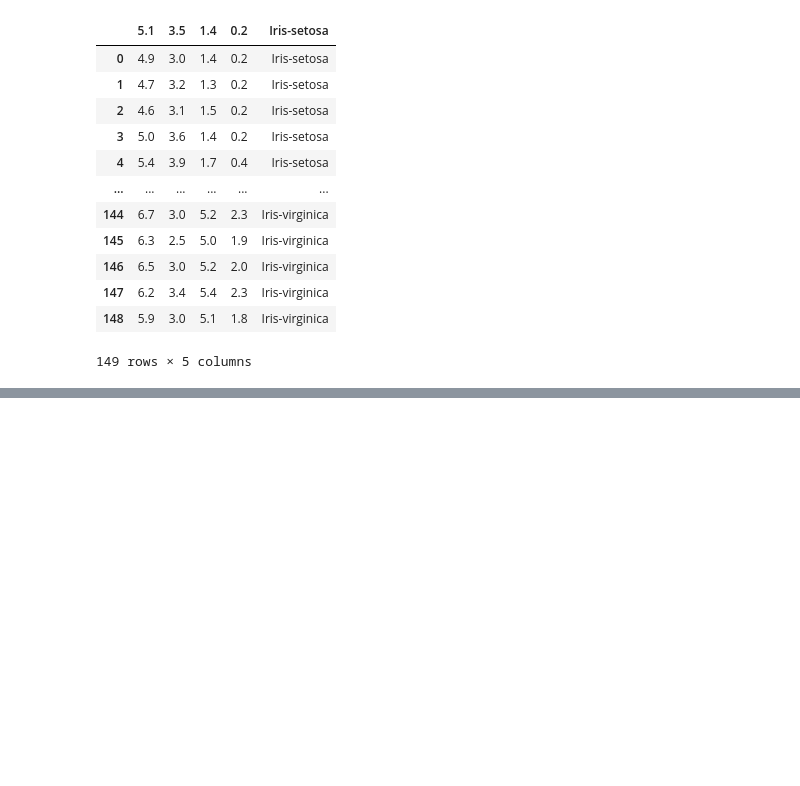
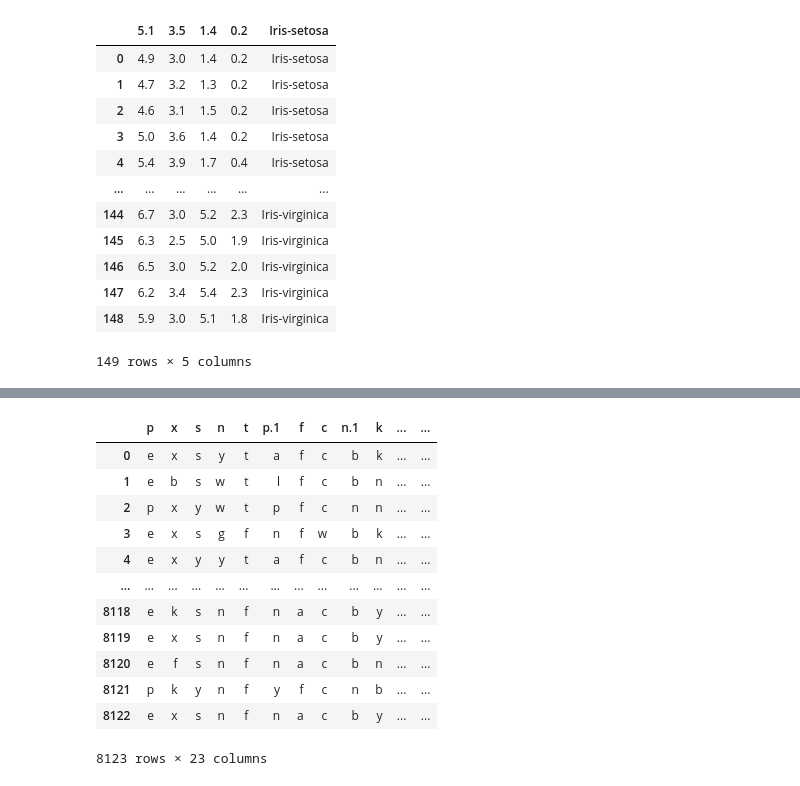
Before and after one commit to Sp1r14ual/nstu-python-practice, a Jupyter notebook: Lab 3/Lab 3.ipynb, the cells around one changed output, grey strips where cells are left out. Saved outputs shown, nothing was run; the diff lists cells and outputs as text; code cells hidden in the pictures; blank space fills up the shorter version.

```diff
--- a/Lab 3/Lab 3.ipynb
+++ b/Lab 3/Lab 3.ipynb
@@ -42,0 +122,18 @@ df2
+# %%
+df = pd.read_csv('./Mushroom/agaricus-lepiota.data')
+# %%
+df
+# %% [output]
+|  | p | x | s | n | t | p.1 | f | c | n.1 | k | ... | ... |
+| 0 | e | x | s | y | t | a | f | c | b | k | ... | ... |
+| 1 | e | b | s | w | t | l | f | c | b | n | ... | ... |
+| 2 | p | x | y | w | t | p | f | c | n | n | ... | ... |
+| 3 | e | x | s | g | f | n | f | w | b | k | ... | ... |
+| 4 | e | x | y | y | t | a | f | c | b | n | ... | ... |
+| ... | ... | ... | ... | ... | ... | ... | ... | ... | ... | ... | ... | ... |
+| 8118 | e | k | s | n | f | n | a | c | b | y | ... | ... |
+| 8119 | e | x | s | n | f | n | a | c | b | y | ... | ... |
+| 8120 | e | f | s | n | f | n | a | c | b | n | ... | ... |
+| 8121 | p | k | y | n | f | y | f | c | n | b | ... | ... |
+| 8122 | e | x | s | n | f | n | a | c | b | y | ... | ... |
+8123 rows × 23 columns
```
Also changed, not shown: parts of 20 cells of this notebook, 2 other files.
